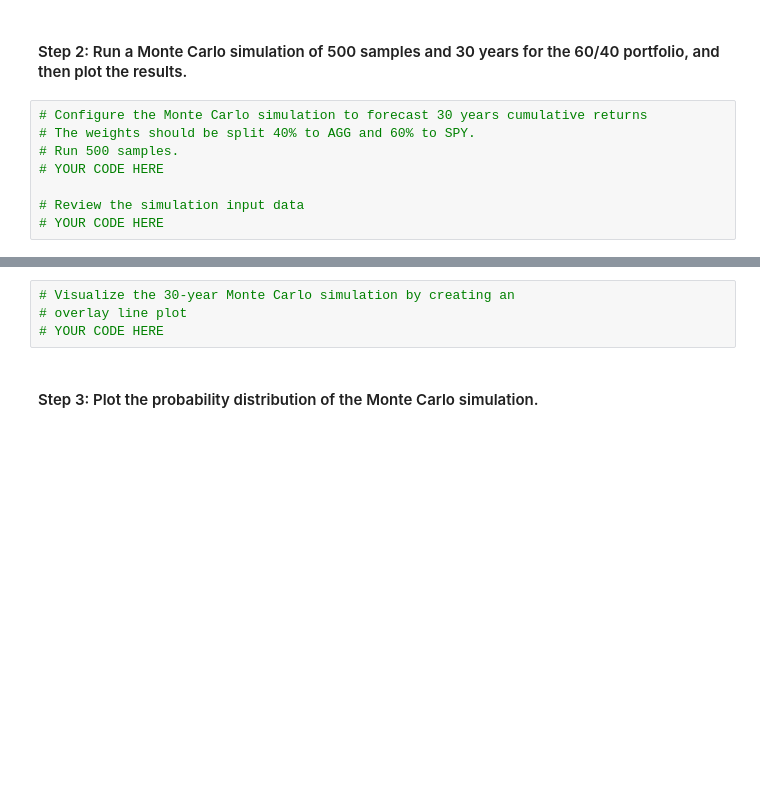
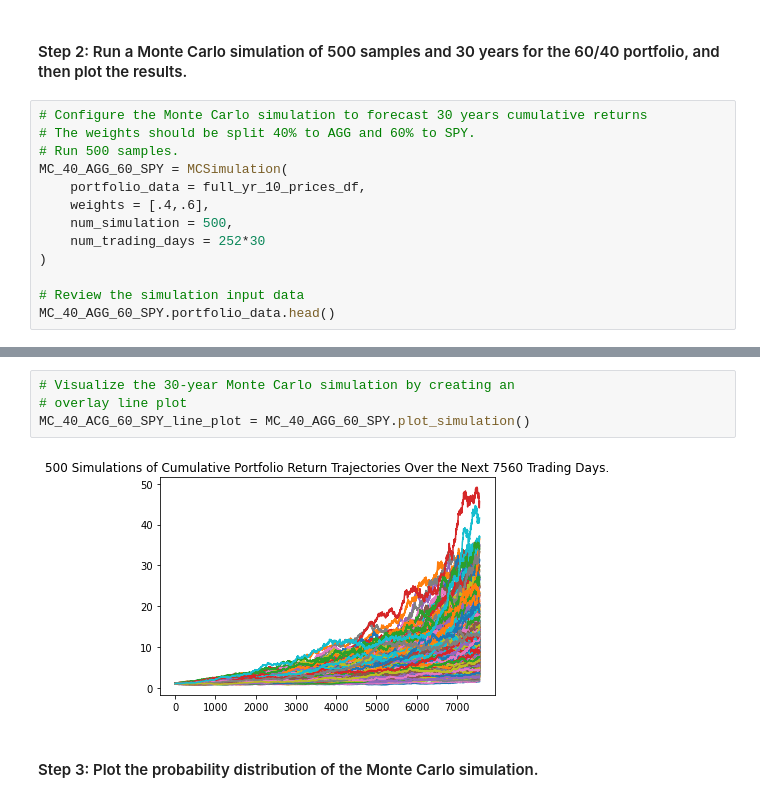
Before and after one commit to n8patterson/fin_plan_sim, a Jupyter notebook: financial_planning_tools.ipynb, the cells around one changed output, grey strips where cells are left out. Cells and saved outputs as stored; diff of their text form; blank space fills up the shorter version.

Commit message:
Create MC simulation

```diff
--- a/financial_planning_tools.ipynb
+++ b/financial_planning_tools.ipynb
@@ -432,7 +487,12 @@ In this section, you’ll use the MCForecastTools library to create a Monte Carl
 # Configure the Monte Carlo simulation to forecast 30 years cumulative returns
 # The weights should be split 40% to AGG and 60% to SPY.
 # Run 500 samples.
-# YOUR CODE HERE
+MC_40_AGG_60_SPY = MCSimulation(
+    portfolio_data = full_yr_10_prices_df,
+    weights = [.4,.6],
+    num_simulation = 500,
+    num_trading_days = 252*30
+)
 
 # Review the simulation input data
-# YOUR CODE HERE
+MC_40_AGG_60_SPY.portfolio_data.head()
@@ -442,7 +542,9 @@ In this section, you’ll use the MCForecastTools library to create a Monte Carl
 # %%
 # Visualize the 30-year Monte Carlo simulation by creating an
 # overlay line plot
-# YOUR CODE HERE
+MC_40_ACG_60_SPY_line_plot = MC_40_AGG_60_SPY.plot_simulation()
+# %% [output]
+[figure, added]
 # %% [markdown]
 #### Step 3: Plot the probability distribution of the Monte Carlo simulation.
 # %%
```
Also changed, not shown: parts of 6 cells of this notebook.
